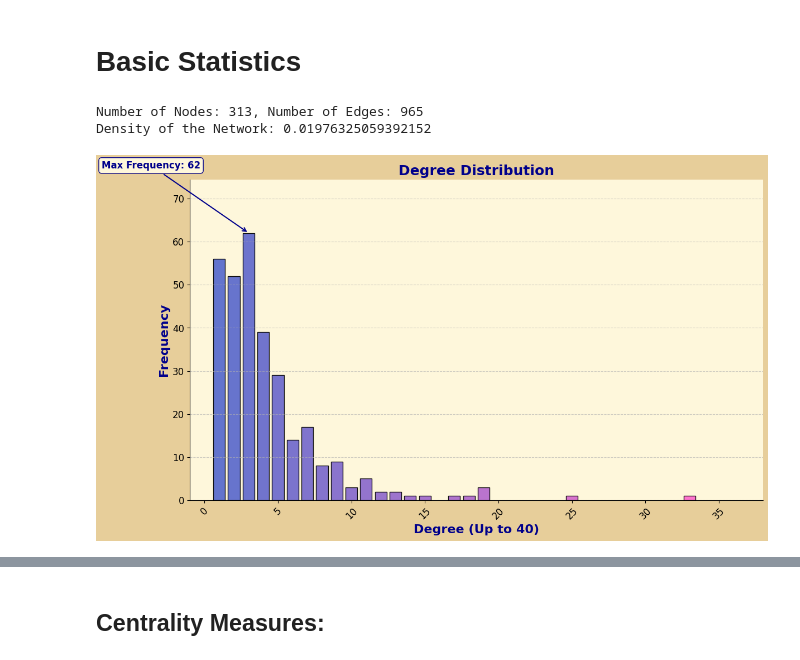
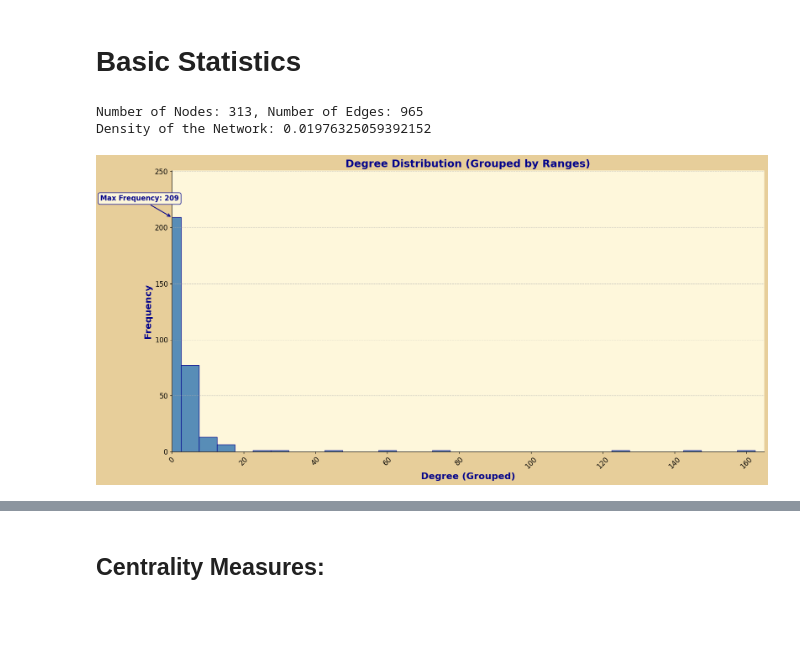
Before and after one commit to Ayafahim/avatar_project, a Jupyter notebook: network_analysis.ipynb, the cells around one changed output, grey strips where cells are left out. Saved outputs shown, nothing was run; the diff lists cells and outputs as text; code cells hidden in the pictures; blank space fills up the shorter version.

Commit message:
added shortest path, cluster coefficient & fix on degree distribution

```diff
--- a/network_analysis.ipynb
+++ b/network_analysis.ipynb
@@ -50,6 +50,7 @@ with open('largest_component_graph.pkl', 'wb') as file:
 # %%
 import matplotlib.pyplot as plt
 import networkx as nx
+import numpy as np
 
 # Basic network statistics
 num_nodes = G.number_of_nodes()
@@ -61,15 +62,18 @@ print(f"Density of the Network: {density}")
 
 # Degree distribution
 degree_counts = [G.degree(n) for n in G.nodes()]
-unique_degrees = sorted(set(degree_counts))
-degree_frequencies = [degree_counts.count(d) for d in unique_degrees]
 
-# Filter degrees up to 40
-filtered_degrees = [d for d in unique_degrees if d <= 40]
-filtered_frequencies = [degree_frequencies[unique_degrees.index(d)] for d in filtered_degrees]
+# Group degrees into ranges
+bin_size = 5
+max_degree = max(degree_counts)
+bins = range(0, max_degree + bin_size, bin_size)
+degree_bins = np.digitize(degree_counts, bins)
+binned_degrees = [bins[i - 1] for i in degree_bins]
+unique_bins = sorted(set(binned_degrees))
+frequencies = [binned_degrees.count(b) for b in unique_bins]
 
 # Visualization with improved aesthetics
-fig, ax = plt.subplots(figsize=(12, 7))
+fig, ax = plt.subplots(figsize=(16, 8))  # Increased figure size
 
 # Colors
 beige = (254 / 255, 247 / 255, 219 / 255)
@@ -80,46 +84,45 @@ fig.patch.set_facecolor(desert_sand)
 ax.set_facecolor(beige)
 
 # Plot bars with gradient color
-bar_colors = [(0.3 + (d / max(filtered_degrees)) * 0.7, 0.4, 0.8) for d in filtered_degrees]
-ax.bar(filtered_degrees, filtered_frequencies, alpha=0.9, color=bar_colors, edgecolor='black', width=0.8)
+ax.bar(unique_bins, frequencies, width=bin_size, color='steelblue', edgecolor='darkblue', alpha=0.9)
 
 # Add labels, title, and customize fonts
-ax.set_title("Degree Distribution", fontsize=18, fontweight='bold', color='darkblue')
-ax.set_xlabel("Degree (Up to 40)", fontsize=16, fontweight='bold', color='darkblue')
+ax.set_title("Degree Distribution (Grouped by Ranges)", fontsize=18, fontweight='bold', color='darkblue')
+ax.set_xlabel("Degree (Grouped)", fontsize=16, fontweight='bold', color='darkblue')
 ax.set_ylabel("Frequency", fontsize=16, fontweight='bold', color='darkblue')
 
 # Customize ticks and their size
 ax.tick_params(axis='x', labelsize=12, rotation=45)
 ax.tick_params(axis='y', labelsize=12)
 
 # Set x-axis limits for better spacing and y-axis scale
-ax.set_xlim(-1, max(filtered_degrees) + 5)
-ax.set_ylim(0, max(filtered_frequencies) * 1.2)
+ax.set_xlim(0, max(unique_bins) + bin_size)
+ax.set_ylim(0, max(frequencies) * 1.2)
 
 # Add gridlines
 ax.grid(visible=True, which='major', axis='y', linestyle='--', alpha=0.6)
 
-# Highlight the largest frequency with text annotation
-max_frequency_filtered = max(filtered_frequencies)
-max_degree_filtered = filtered_degrees[filtered_frequencies.index(max_frequency_filtered)]
+# Annotate the largest frequency
+max_frequency = max(frequencies)
+max_bin = unique_bins[frequencies.index(max_frequency)]
 ax.annotate(
-    f"Max Frequency: {max_frequency_filtered}",
-    xy=(max_degree_filtered, max_frequency_filtered),
-    xytext=(max_degree_filtered - 10, max_frequency_filtered + 15),
+    f"Max Frequency: {max_frequency}",
+    xy=(max_bin, max_frequency),
+    xytext=(max_bin - 20, max_frequency + 15),
     fontsize=12,
     fontweight='bold',
     color='darkblue',
     bbox=dict(boxstyle="round,pad=0.3", edgecolor='darkblue', facecolor=beige),
     arrowprops=dict(facecolor='darkblue', edgecolor='darkblue', arrowstyle="->", lw=1.5),
 )
 
 # Remove top and right borders for a cleaner look
 ax.spines['top'].set_visible(False)
 ax.spines['right'].set_visible(False)
 
 plt.tight_layout()
 plt.show()
 # %% [output]
 Number of Nodes: 313, Number of Edges: 965
 Density of the Network: 0.01976325059392152
-[figure, old version]
+[figure, new version]
```
Also changed, not shown: parts of 7 cells of this notebook.
